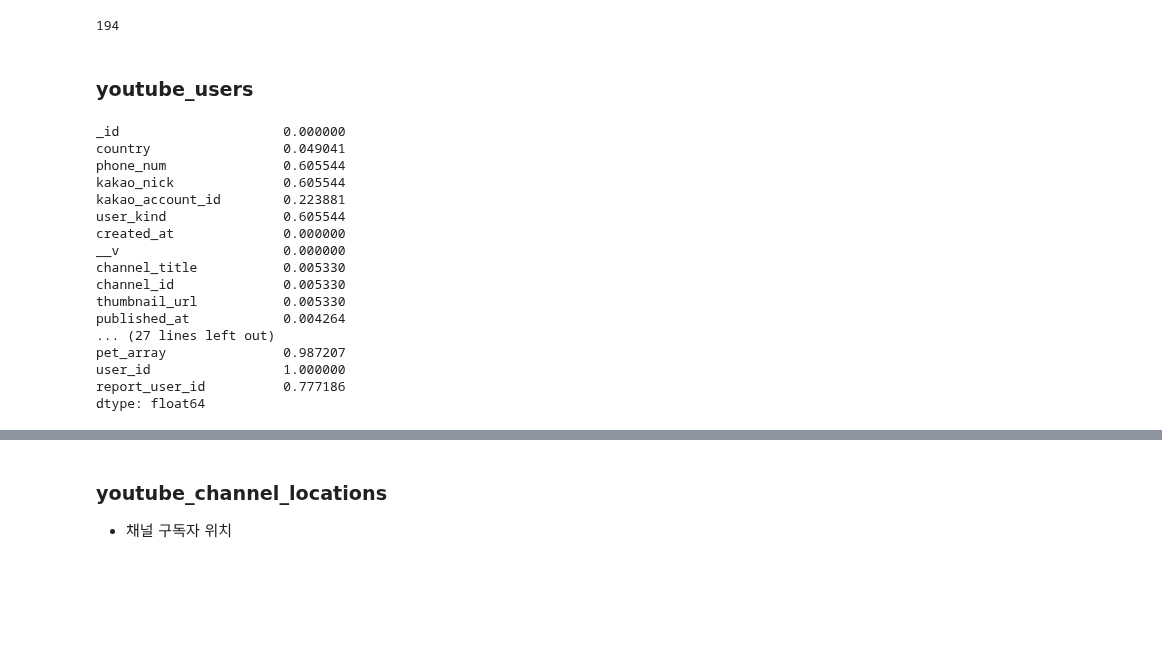
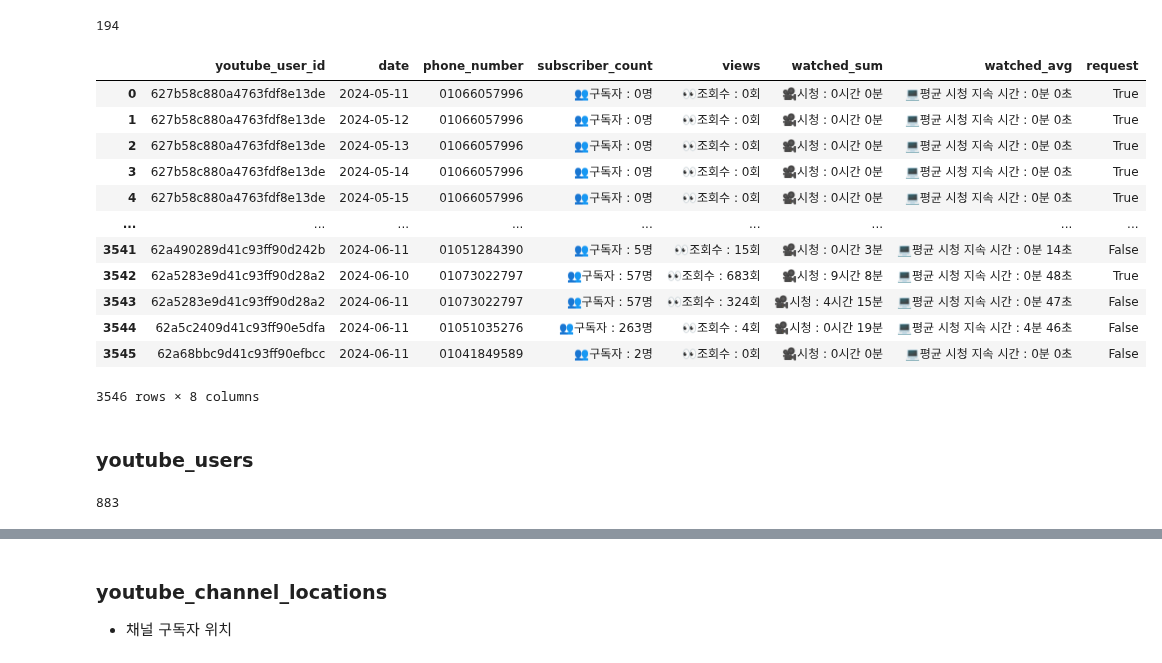
Before and after one commit to kkwann/awake, a Jupyter notebook: MongoDB_connection.ipynb, the cells around one changed output, grey strips where cells are left out. Cells and saved outputs as stored; diff of their text form; code cells hidden in the pictures; blank space fills up the shorter version.

```diff
--- a/MongoDB_connection.ipynb
+++ b/MongoDB_connection.ipynb
@@ -324,6 +362,38 @@ len(youtube_report['youtube_user_id'].unique())
 194
 # %%
 youtube_report = youtube_report[['youtube_user_id','contents','phone_number','request']].drop_duplicates().sort_values('youtube_user_id').reset_index(drop=True)
+# %%
+# 날짜형식 변경
+youtube_report['date'] = youtube_report['contents'].str.split('\n').str[2].str.split(':').str[1].str.strip().str.split(' ').str[:2].apply(''.join)
+youtube_report['date'] = youtube_report['date'].apply(lambda x : datetime.strptime(x, '%m월%d일').replace(year=2024))
+# %%
+# 필요 정보 추출
+youtube_report['subscriber_count'] = youtube_report['contents'].str.split('\n').str[5]
+youtube_report['views'] = youtube_report['contents'].str.split('\n').str[7]
+youtube_report['watched_sum'] = youtube_report['contents'].str.split('\n').str[9]
+youtube_report['watched_avg'] = youtube_report['contents'].str.split('\n').str[11]
+
+youtube_report = youtube_report.drop('contents',axis=1)
+# %%
+# 최종 데이터셋 생성
+youtube_report = youtube_report[['youtube_user_id', 'date', 'phone_number', 'subscriber_count', 'views', 'watched_sum', 'watched_avg', 'request']]
+youtube_report = youtube_report.sort_values(['youtube_user_id','date']).drop_duplicates().reset_index(drop=True)
+# %%
+youtube_report
+# %% [output]
+|  | youtube_user_id | date | phone_number | subscriber_count | views | watched_sum | watched_avg | request |
+| 0 | 627b58c880a4763fdf8e13de | 2024-05-11 | 01066057996 | 👥구독자 : 0명 | 👀조회수 : 0회 | 🎥시청 : 0시간 0분 | 💻평균 시청 지속 시간 : 0분 0초 | True |
+| 1 | 627b58c880a4763fdf8e13de | 2024-05-12 | 01066057996 | 👥구독자 : 0명 | 👀조회수 : 0회 | 🎥시청 : 0시간 0분 | 💻평균 시청 지속 시간 : 0분 0초 | True |
+| 2 | 627b58c880a4763fdf8e13de | 2024-05-13 | 01066057996 | 👥구독자 : 0명 | 👀조회수 : 0회 | 🎥시청 : 0시간 0분 | 💻평균 시청 지속 시간 : 0분 0초 | True |
+| 3 | 627b58c880a4763fdf8e13de | 2024-05-14 | 01066057996 | 👥구독자 : 0명 | 👀조회수 : 0회 | 🎥시청 : 0시간 0분 | 💻평균 시청 지속 시간 : 0분 0초 | True |
+| 4 | 627b58c880a4763fdf8e13de | 2024-05-15 | 01066057996 | 👥구독자 : 0명 | 👀조회수 : 0회 | 🎥시청 : 0시간 0분 | 💻평균 시청 지속 시간 : 0분 0초 | True |
+| ... | ... | ... | ... | ... | ... | ... | ... | ... |
+| 3541 | 62a490289d41c93ff90d242b | 2024-06-11 | 01051284390 | 👥구독자 : 5명 | 👀조회수 : 15회 | 🎥시청 : 0시간 3분 | 💻평균 시청 지속 시간 : 0분 14초 | False |
+| 3542 | 62a5283e9d41c93ff90d28a2 | 2024-06-10 | 01073022797 | 👥구독자 : 57명 | 👀조회수 : 683회 | 🎥시청 : 9시간 8분 | 💻평균 시청 지속 시간 : 0분 48초 | True |
+| 3543 | 62a5283e9d41c93ff90d28a2 | 2024-06-11 | 01073022797 | 👥구독자 : 57명 | 👀조회수 : 324회 | 🎥시청 : 4시간 15분 | 💻평균 시청 지속 시간 : 0분 47초 | False |
+| 3544 | 62a5c2409d41c93ff90e5dfa | 2024-06-11 | 01051035276 | 👥구독자 : 263명 | 👀조회수 : 4회 | 🎥시청 : 0시간 19분 | 💻평균 시청 지속 시간 : 4분 46초 | False |
+| 3545 | 62a68bbc9d41c93ff90efbcc | 2024-06-11 | 01041849589 | 👥구독자 : 2명 | 👀조회수 : 0회 | 🎥시청 : 0시간 0분 | 💻평균 시청 지속 시간 : 0분 0초 | False |
+3546 rows × 8 columns
 # %% [markdown]
 ### youtube_users
 # %%
@@ -343,20 +400,0 @@ result = count_empty_lists_and_nans(youtube_users)
-# %%
-result.apply(sum,axis=1) / 938
-# %% [output]
-_id                     0.000000
-country                 0.049041
-phone_num               0.605544
-kakao_nick              0.605544
-kakao_account_id        0.223881
-user_kind               0.605544
-created_at              0.000000
-__v                     0.000000
-channel_title           0.005330
-channel_id              0.005330
-thumbnail_url           0.005330
-published_at            0.004264
-... (27 lines left out)
-pet_array               0.987207
-user_id                 1.000000
-report_user_id          0.777186
-dtype: float64
@@ -367,0 +401,5 @@ youtube_users = youtube_users.drop_duplicates(['channel_title', 'channel_id', 'p
+# %%
+len(youtube_users['channel_id'].unique())
+## 유튜버 계정 : 883개
+# %% [output]
+883
```
Also changed, not shown: parts of 47 cells of this notebook.
